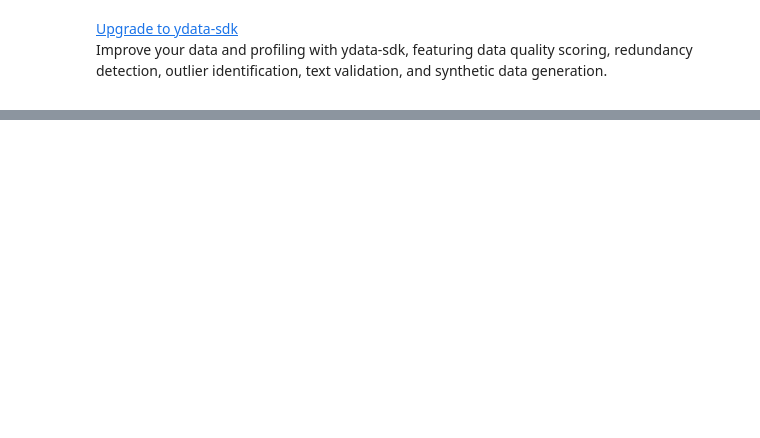
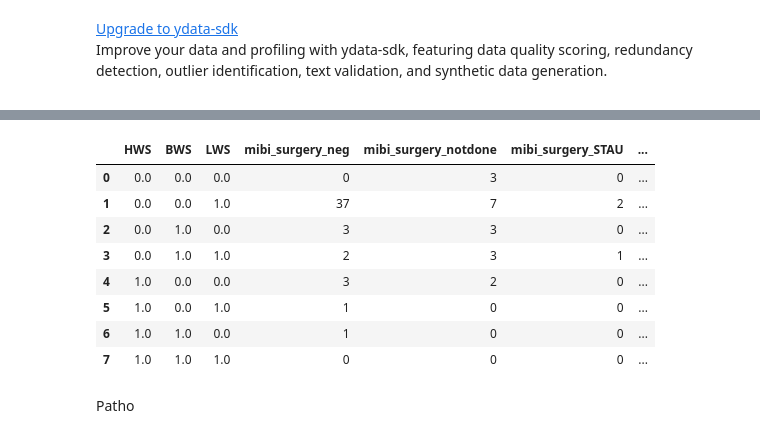
Before and after one commit to ursueugen/pet-discitis, a Jupyter notebook: 01_Explore.ipynb, the cells around one changed output, grey strips where cells are left out. Cells and saved outputs as stored; diff of their text form; code cells hidden in the pictures; blank space fills up the shorter version.

Commit message:
Sync, first analysis

```diff
--- a/01_Explore.ipynb
+++ b/01_Explore.ipynb
@@ -79,0 +95,13 @@ profile.to_file("report.html")
+# %%
+# Convert surgery date to pd.datetime
+# Take into account that some rows are empty, leave them as NaT
+# Then there are some rows with multiple dates, take the first one
+# Format of date is dd.mm.yyyy
+df['surgery date'] = pd.to_datetime(df['surgery date'].str.split().str[0], format='%d.%m.%Y', errors='coerce')  # this is correct, rest are '-' or NaN -> converted to NaT
+
+# Convert date of PET to pd.datetime
+df['date of PET'] = pd.to_datetime(df['date of PET'].str.split().str[0], format='%d.%m.%Y', errors='coerce')
+
+# Create new column 'pet_before_surgery' which is True if date of PET is before surgery date
+df['pet_before_surgery'] = (df['date of PET'] < df['surgery date'])
+df['pet_before_surgery'].value_counts()
@@ -79,0 +195,36 @@ profile.to_file("report.html")
+# %%
+# Define new reasonable columns based on common bacteria found
+df['mibi_surgery_neg'] = df['mibi_surgery'] == "0"
+df['mibi_surgery_notdone'] = df['mibi_surgery'] == "not done"
+df['mibi_surgery_STAU'] = df['mibi_surgery'].str.contains("Staphylococcus aureus", na=False)
+df['mibi_surgery_CUTI'] = df['mibi_surgery'].str.contains("Cutibacterium acnes", na=False)
+df['mibi_surgery_STEP'] = df['mibi_surgery'].str.contains("Staphylococcus epidermidis", na=False)
+df['mibi_surgery_ECOL'] = df['mibi_surgery'].str.contains("E. coli", na=False)
+df['mibi_surgery_EFEC'] = df['mibi_surgery'].str.contains('Enterococcus faecalis', na=False)
+df['mibi_surgery_else'] = ~(df['mibi_surgery_neg'] | df['mibi_surgery_notdone'] | df['mibi_surgery_STAU'] | df['mibi_surgery_CUTI'] | df['mibi_surgery_STEP'] | df['mibi_surgery_ECOL'] | df['mibi_surgery_EFEC'])
+# %%
+# Show counts of each of above by location (HWS, BWS, LWS)
+location_counts = df.groupby(['HWS', 'BWS', 'LWS']).agg({
+    'mibi_surgery_neg': 'sum',
+    'mibi_surgery_notdone': 'sum',
+    'mibi_surgery_STAU': 'sum',
+    'mibi_surgery_CUTI': 'sum',
+    'mibi_surgery_STEP': 'sum',
+    'mibi_surgery_ECOL': 'sum',
+    'mibi_surgery_EFEC': 'sum',
+    'mibi_surgery_else': 'sum'
+}).reset_index()
+
+location_counts
+# %% [output]
+|  | HWS | BWS | LWS | mibi_surgery_neg | mibi_surgery_notdone | mibi_surgery_STAU | ... |
+| 0 | 0.0 | 0.0 | 0.0 | 0 | 3 | 0 | ... |
+| 1 | 0.0 | 0.0 | 1.0 | 37 | 7 | 2 | ... |
+| 2 | 0.0 | 1.0 | 0.0 | 3 | 3 | 0 | ... |
+| 3 | 0.0 | 1.0 | 1.0 | 2 | 3 | 1 | ... |
+| 4 | 1.0 | 0.0 | 0.0 | 3 | 2 | 0 | ... |
+| 5 | 1.0 | 0.0 | 1.0 | 1 | 0 | 0 | ... |
+| 6 | 1.0 | 1.0 | 0.0 | 1 | 0 | 0 | ... |
+| 7 | 1.0 | 1.0 | 1.0 | 0 | 0 | 0 | ... |
+# %% [markdown]
+Patho
```
Also changed, not shown: parts of 19 cells of this notebook, 2 other files.
